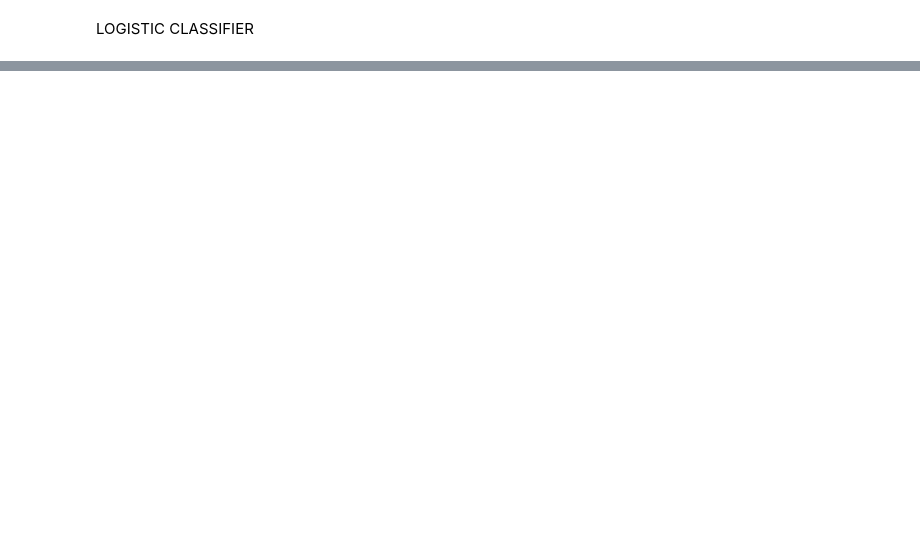
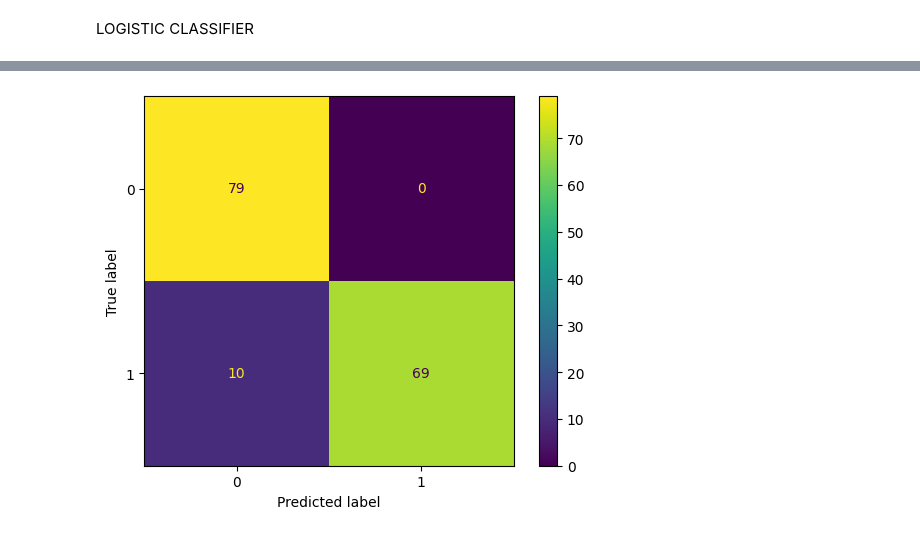
Before and after one commit to CarlosZT/ML_Final_Proj, a Jupyter notebook: Project/main.ipynb, the cells around one changed output, grey strips where cells are left out. Drawn from its saved outputs; the diff is of its cells as text; code cells hidden in the pictures; blank space fills up the shorter version.

```diff
--- a/Project/main.ipynb
+++ b/Project/main.ipynb
@@ -411,6 +450,15 @@ y_hat = mm.predict(X_test)
 
 score = metrics(y_test, y_hat)
 mlflow.log_dict(score, 'mlflow/scores/mixture_models.json')
+
+cm = confusion_matrix(y_test, y_hat)
+cmd = ConfusionMatrixDisplay(cm)
+cmd.plot()
+
+mlflow.log_figure(cmd.figure_, 'mlflow/scores/conf_mat.png')
+mlflow.log_metric('recall', score['recall'])
+mlflow.log_metric('precision', score['precision'])
+mlflow.log_metric('f1', score['f1'])
 score
 mlflow.end_run()
 # %% [output]
@@ -420,3 +468,4 @@ Created version '4' of model 'mixture_models'.
+[figure, added]
 # %%
 mlflow.start_run(run_name='decision_tree')
 dt = DecisionTree()
```
Also changed, not shown: parts of 7 cells of this notebook, 1 other file.
